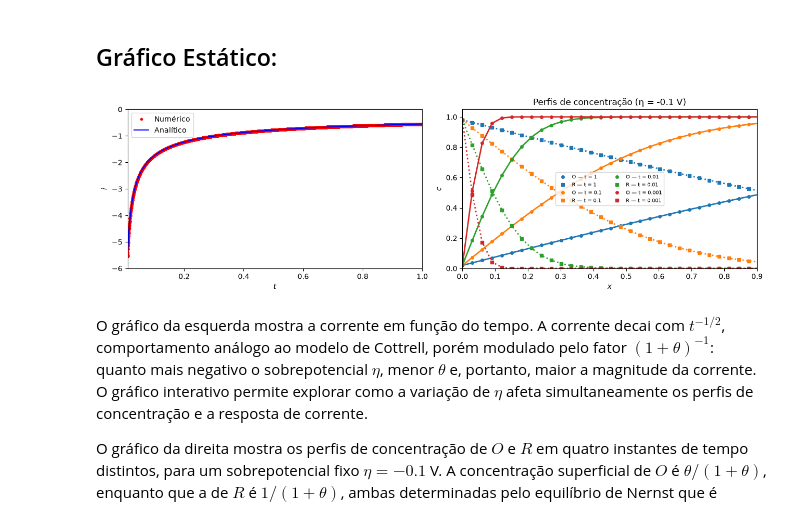
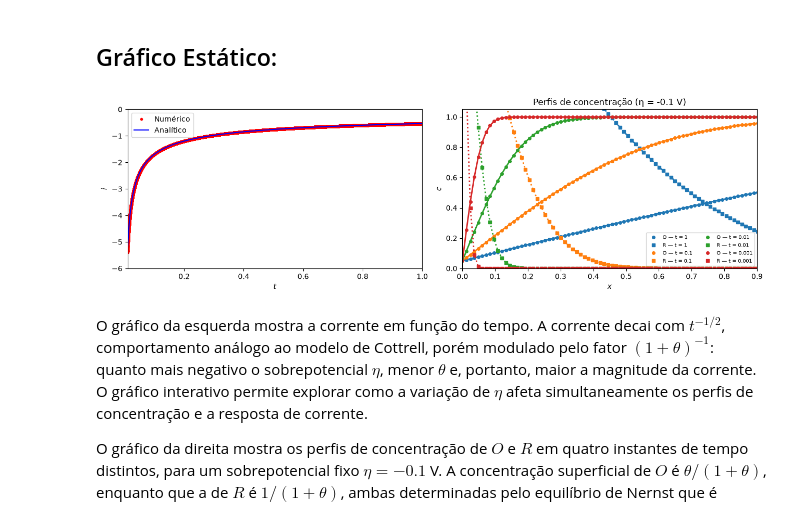
Before and after one commit to lochipe/PyFaraday, a Jupyter notebook: notebooks/02_step_diffusional_rev.ipynb, the cells around one changed output. Drawn from its saved outputs; the diff is of its cells as text; code cells hidden in the pictures.

```diff
--- a/notebooks/02_step_diffusional_rev.ipynb
+++ b/notebooks/02_step_diffusional_rev.ipynb
@@ -92,8 +92,10 @@ faraday       = pybamm.Parameter("Constante de Faraday [C.mol-1]")
 gas_constant  = pybamm.Parameter("Constante dos Gases [J.K-1.mol-1]")
 temperature   = pybamm.Parameter("Temperatura [K]")
 
+r_D = pybamm.Parameter("Razão entre os coeficientes de difusão") # DR/DO
+
 flux_o = -pybamm.grad(concentration_o)   # fluxo difusional de O
-flux_r = -pybamm.grad(concentration_r)   # fluxo difusional de R
+flux_r = -r_D*pybamm.grad(concentration_r)   # fluxo difusional de R
 
 model.rhs = {
     concentration_o: -pybamm.div(flux_o),  # lei de Fick para O (eq. 1.0a)
@@ -112,13 +114,18 @@ model.initial_conditions = {
 nernst_factor = faraday / (gas_constant * temperature)   # f = F/(RT)
 theta         = pybamm.exp(nernst_factor * overpotential) # θ = exp(f·η)
 
+cR_surface = pybamm.boundary_value(concentration_r, "left")
+cO_surface = theta * cR_surface # 1.3a
+cO_gradient_surface = pybamm.boundary_gradient(concentration_o, "left")
+cR_gradient_surface = -(1/r_D) * cO_gradient_surface #1.3b
+
 model.boundary_conditions = {
     concentration_o: {
-        "left":  (theta / (1 + theta), "Dirichlet"),  # eq. 1.3a: c_O(0,t) = θ/(1+θ)
+        "left":  (cO_surface, "Dirichlet"), #eq. 1.3a
         "right": (pybamm.Scalar(1),    "Dirichlet"),  # eq. 1.2a: c_O(∞,t) = 1
     },
     concentration_r: {
-        "left":  (1 / (1 + theta),    "Dirichlet"),  # eq. 1.3b: c_R(0,t) = 1/(1+θ)
+        "left":  (cR_gradient_surface,    "Neumann"), #eq. 1.3b
         "right": (pybamm.Scalar(0),    "Dirichlet"),  # eq. 1.2b: c_R(∞,t) = 0
     },
 }
@@ -136,6 +143,7 @@ param = pybamm.ParameterValues(
         "Constante de Faraday [C.mol-1]":     96485.3,
         "Constante dos Gases [J.K-1.mol-1]":  8.31446,
         "Temperatura [K]":                    298.15,
+        "Razão entre os coeficientes de difusão": 0.15,
     }
 )
 # %% [markdown]
@@ -184,6 +192,8 @@ solver  = pybamm.IDAKLUSolver()
 ## Funções Analíticas:
 # %%
 NERNST_FACTOR = 38.9217  # f = F/(RT) a 298.15 K [V⁻¹]
+r_D_value = param["Razão entre os coeficientes de difusão"]
+xi = np.sqrt(1/r_D_value)
 
 def theta_nernst(eta):
     """Parâmetro de Nernst numérico: θ = exp(f·η)"""
@@ -192,25 +202,26 @@ def theta_nernst(eta):
 def analytical_concentration_o(x, t, eta):
     """Concentração analítica de O: c_O(x,t) = 1 - [1/(1+θ)] · erfc(x / 2√t)"""
     th = theta_nernst(eta)
-    return 1 - (1 / (1 + th)) * special.erfc(x / (2 * np.sqrt(t)))
+    return 1 - (1 / (1 + xi*th)) * special.erfc(x / (2 * np.sqrt(t)))
 
 def analytical_concentration_r(x, t, eta):
     """Concentração analítica de R: c_R(x,t) = [1/(1+θ)] · erfc(x / 2√t)"""
     th = theta_nernst(eta)
-    return (1 / (1 + th)) * special.erfc(x / (2 * np.sqrt(t)))
+    return (xi / (1 + xi*th)) * special.erfc(x / (2 * np.sqrt(r_D_value*t)))
 
 def analytical_current(t, eta):
     """Corrente analítica adimensional: i(t) = −1 / [√(πt)·(1+θ)]
     Negativa por convenção catódica (redução).
     """
     th = theta_nernst(eta)
-    return -1 / (np.sqrt(np.pi * t) * (1 + th))
+    idif = -1/(np.sqrt(np.pi*t))
+    return 1/(1 + xi*th)*idif
 # %% [markdown]
 ## Gráfico Estático:
 # %%
 DEFAULT_ETA = -0.1  # sobrepotencial padrão [V]
 
-time           = np.linspace(1e-5, 1, 1000)
+time           = np.linspace(1e-5, 1, 5000)
 solution       = solver.solve(
     model, time, inputs={"Sobrepotencial Aplicado [V]": DEFAULT_ETA}
 )
@@ -219,7 +230,7 @@ concentration_o_solution = solution["Concentração de O"]
 concentration_r_solution = solution["Concentração de R"]
 flux_o_solution          = solution["Fluxo de O"]
 
-x_plot = np.linspace(0, 6, 200)
+x_plot = np.linspace(0, 6, 500)
 times  = [1, 0.1, 0.01, 0.001]
 colors = ["tab:blue", "tab:orange", "tab:green", "tab:red"]
 
@@ -240,34 +251,34 @@ for t_i, color in zip(times, colors):
     # ── espécie R ─────────────────────────────────────────────────────────
     ax2.plot(
         x_plot, concentration_r_solution(t=t_i, x=x_plot),
         "s", color=color, markersize=5,
         label=f"R — t = {t_i}",
     )
     # analítico sem label — linha de referência, não entra na legenda
     ax2.plot(
         x_plot, analytical_concentration_r(x_plot, t_i, DEFAULT_ETA),
         ":", color=color, linewidth=2,
     )
 
 ax2.set_xlabel(r"$x$")
 ax2.set_ylabel(r"$c$")
 ax2.set_xlim([0, 0.9])
 ax2.set_ylim([0, 1.05])
 ax2.legend(fontsize=7, ncol=2)
 ax2.set_title(f"Perfis de concentração (η = {DEFAULT_ETA} V)")
 
 ax1.plot(solution.t, flux_o_solution(solution.t, x=0), "r.", label="Numérico")
 ax1.plot(solution.t, analytical_current(solution.t, DEFAULT_ETA), "b-", label="Analítico")
 ax1.set_xlabel(r"$t$")
 ax1.set_ylabel(r"$i$")
 ax1.set_xlim([0.01, 1])
 ax1.set_ylim([-6, 0])
 ax1.legend()
 
 plt.tight_layout()
 plt.show()
 # %% [output]
-[figure, old version]
+[figure, new version]
 # %% [markdown]
 O gráfico da esquerda mostra a corrente em função do tempo. A corrente decai com $t^{-1/2}$, comportamento análogo ao modelo de Cottrell, porém modulado pelo fator $(1+\theta)^{-1}$: quanto mais negativo o sobrepotencial $\eta$, menor $\theta$ e, portanto, maior a magnitude da corrente. O gráfico interativo permite explorar como a variação de $\eta$ afeta simultaneamente os perfis de concentração e a resposta de corrente.
 
```
Also changed, not shown: parts of 4 cells of this notebook, 2 other files.
